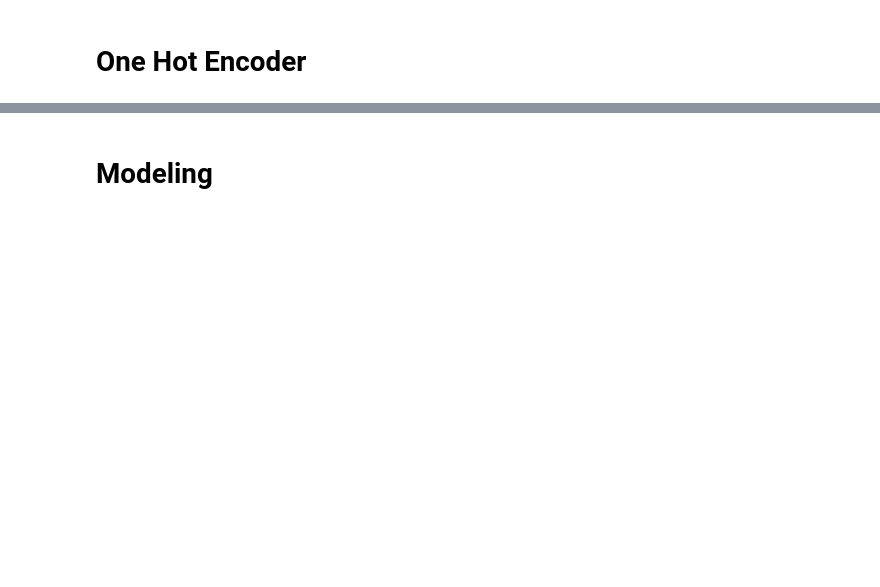
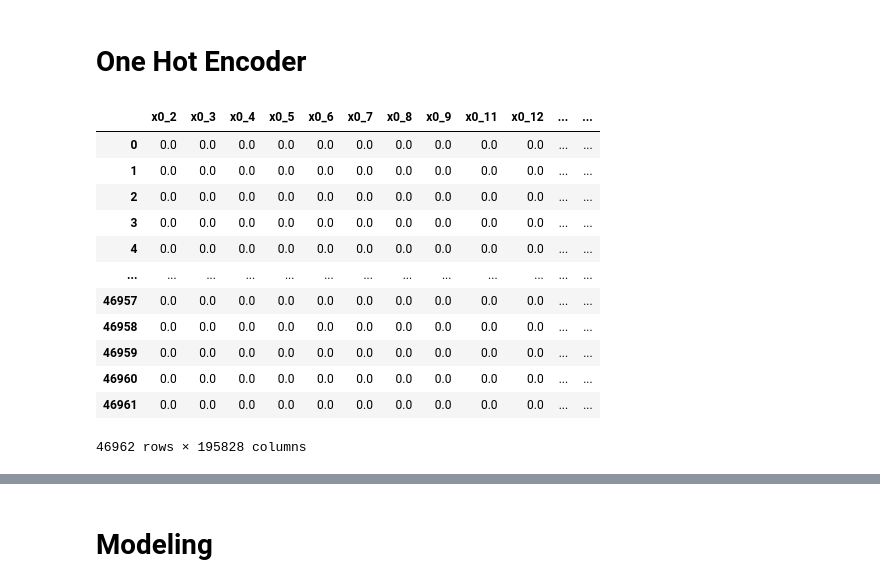
Before and after one commit to anniezhengaz/Phase3Projecct-Tanzanian_Water_Wells, a Jupyter notebook: eda-CLEAN-modeling.ipynb, the cells around one changed output, grey strips where cells are left out. Drawn from its saved outputs; the diff is of its cells as text; code cells hidden in the pictures; blank space fills up the shorter version.

```diff
--- a/eda-CLEAN-modeling.ipynb
+++ b/eda-CLEAN-modeling.ipynb
@@ -201,6 +318,21 @@ ohe = OneHotEncoder()
 df_encoded = ohe.fit_transform(df)
 # %%
 s = pd.DataFrame(df_encoded.todense(), columns=ohe.get_feature_names())
+s
+# %% [output]
+|  | x0_2 | x0_3 | x0_4 | x0_5 | x0_6 | x0_7 | x0_8 | x0_9 | x0_11 | x0_12 | ... | ... |
+| 0 | 0.0 | 0.0 | 0.0 | 0.0 | 0.0 | 0.0 | 0.0 | 0.0 | 0.0 | 0.0 | ... | ... |
+| 1 | 0.0 | 0.0 | 0.0 | 0.0 | 0.0 | 0.0 | 0.0 | 0.0 | 0.0 | 0.0 | ... | ... |
+| 2 | 0.0 | 0.0 | 0.0 | 0.0 | 0.0 | 0.0 | 0.0 | 0.0 | 0.0 | 0.0 | ... | ... |
+| 3 | 0.0 | 0.0 | 0.0 | 0.0 | 0.0 | 0.0 | 0.0 | 0.0 | 0.0 | 0.0 | ... | ... |
+| 4 | 0.0 | 0.0 | 0.0 | 0.0 | 0.0 | 0.0 | 0.0 | 0.0 | 0.0 | 0.0 | ... | ... |
+| ... | ... | ... | ... | ... | ... | ... | ... | ... | ... | ... | ... | ... |
+| 46957 | 0.0 | 0.0 | 0.0 | 0.0 | 0.0 | 0.0 | 0.0 | 0.0 | 0.0 | 0.0 | ... | ... |
+| 46958 | 0.0 | 0.0 | 0.0 | 0.0 | 0.0 | 0.0 | 0.0 | 0.0 | 0.0 | 0.0 | ... | ... |
+| 46959 | 0.0 | 0.0 | 0.0 | 0.0 | 0.0 | 0.0 | 0.0 | 0.0 | 0.0 | 0.0 | ... | ... |
+| 46960 | 0.0 | 0.0 | 0.0 | 0.0 | 0.0 | 0.0 | 0.0 | 0.0 | 0.0 | 0.0 | ... | ... |
+| 46961 | 0.0 | 0.0 | 0.0 | 0.0 | 0.0 | 0.0 | 0.0 | 0.0 | 0.0 | 0.0 | ... | ... |
+46962 rows × 195828 columns
 # %%
 # Instantiate and fit a DecisionTreeClassifier with optimal parameters
 tree_clf = DecisionTreeClassifier(criterion='gini', max_depth=30, min_impurity_decrease=0.0, min_samples_split=30)
```
Also changed, not shown: parts of 19 cells of this notebook, 1 other file.
